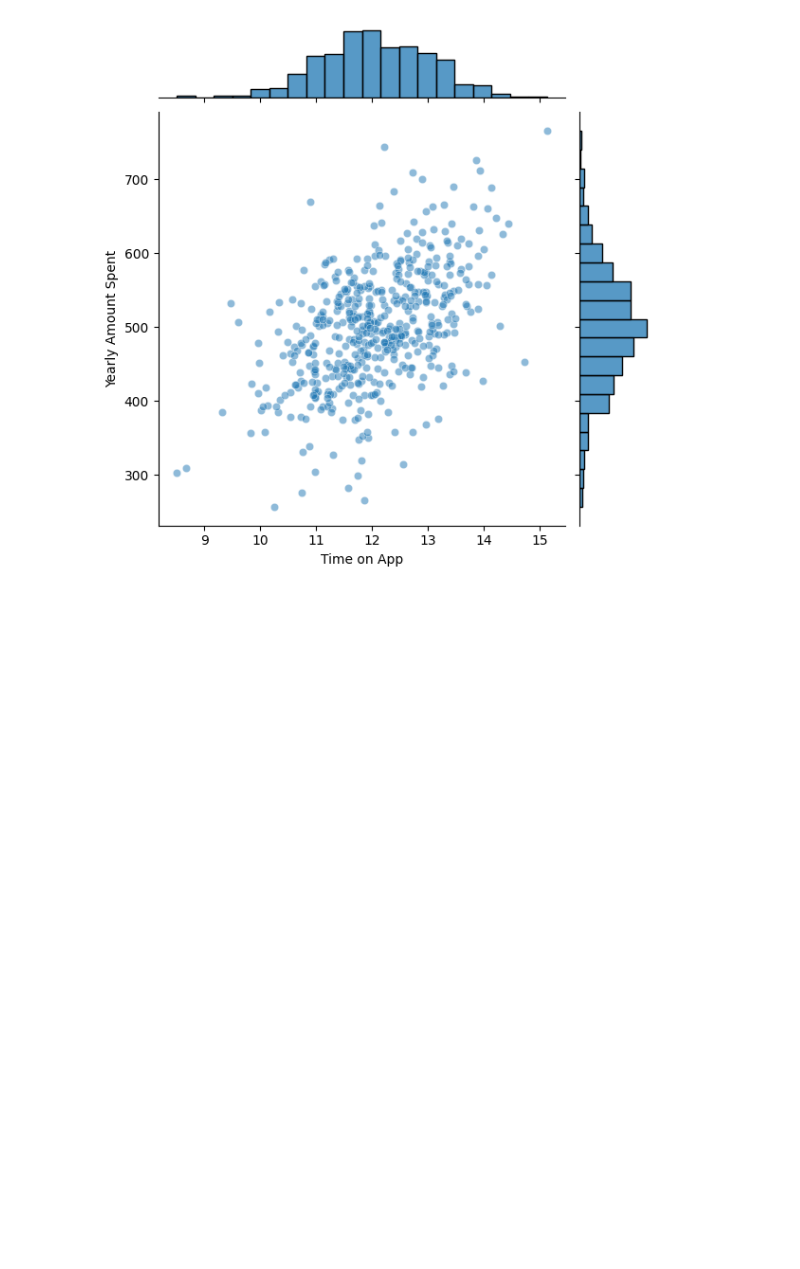
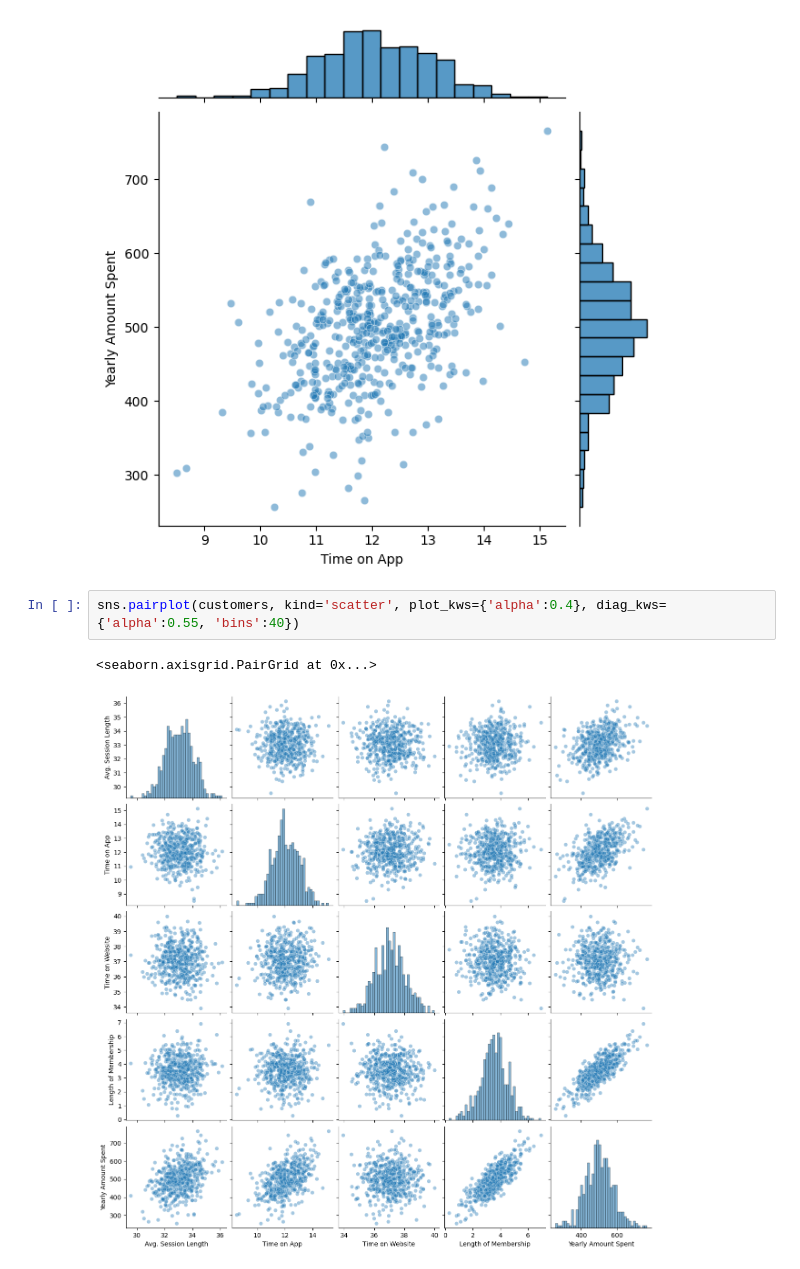
Before and after one commit to NafisFuadShahid/Citadel, a Jupyter notebook: Customer Return Predictor/train.ipynb, the cells around one changed output. Saved outputs shown, nothing was run; the diff lists cells and outputs as text; blank space fills up the shorter version.

Commit message:
completed customer prediction

```diff
--- a/Customer Return Predictor/train.ipynb
+++ b/Customer Return Predictor/train.ipynb
@@ -56,3 +56,8 @@ sns.jointplot(x = 'Time on App', y = 'Yearly Amount Spent', data = customers, al
 # %% [output]
 <seaborn.axisgrid.JointGrid at 0x...>
 [figure]
+# %%
+sns.pairplot(customers, kind='scatter', plot_kws={'alpha':0.4}, diag_kws={'alpha':0.55, 'bins':40})
+# %% [output]
+<seaborn.axisgrid.PairGrid at 0x...>
+[figure, added]
```
Also changed, not shown: parts of 25 cells of this notebook.
